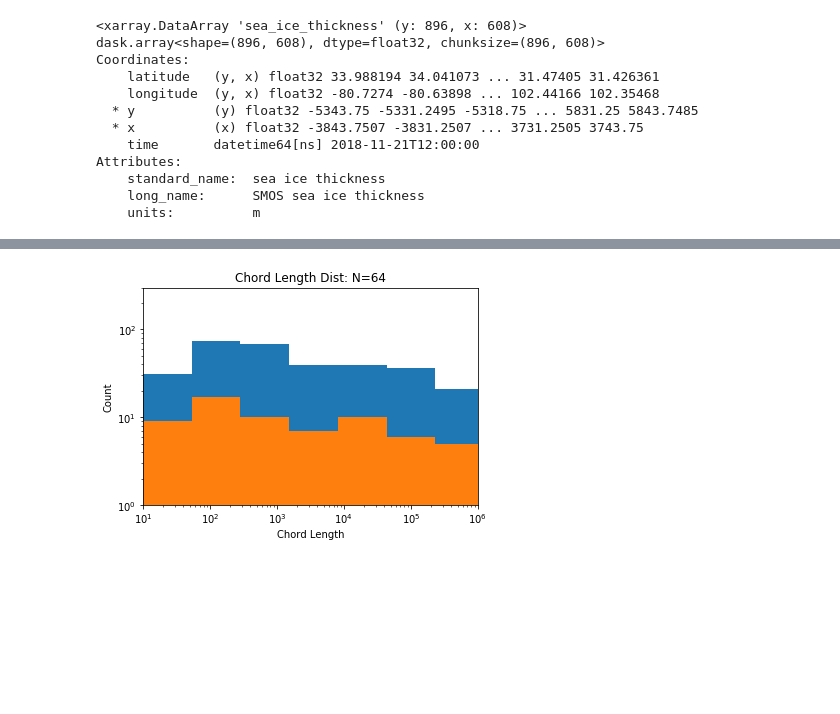
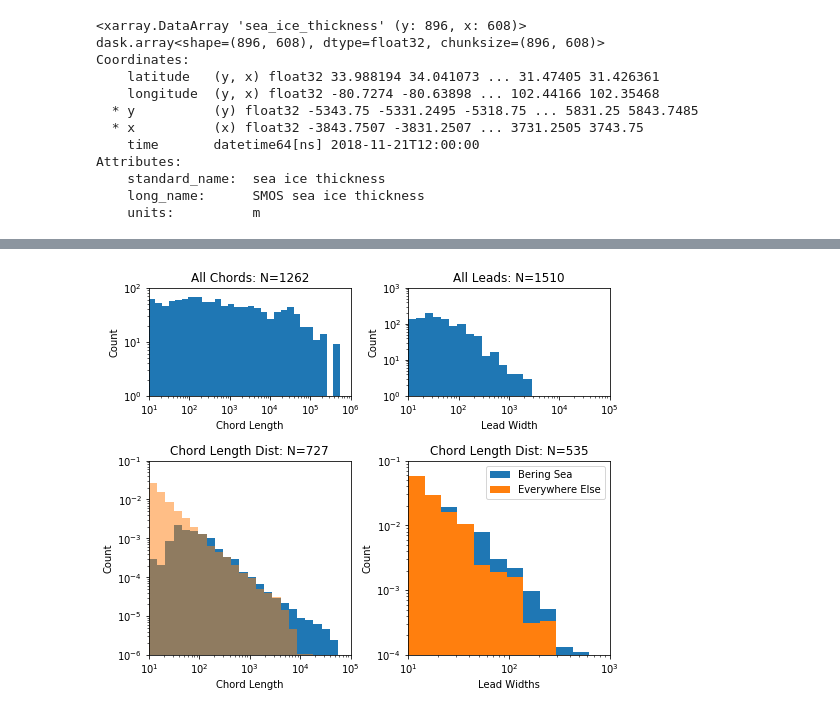
Before and after one commit to ICESAT-2HackWeek/Floes-are-Swell, a Jupyter notebook: FSD/FSD_single_track.ipynb, the cells around one changed output, grey strips where cells are left out. Cells and saved outputs as stored; diff of their text form; code cells hidden in the pictures; blank space fills up the shorter version.

```diff
--- a/FSD/FSD_single_track.ipynb
+++ b/FSD/FSD_single_track.ipynb
@@ -201,26 +202,34 @@ ax2[1].set(yscale='log',xscale='log',xlim=(1e1,1e3),ylim=(1,500),xlabel='Lead Wi
-# %%
-inbering = (latfloe < 75 )
-CLD_bering = CLD[inbering]
-lon_bering = lonfloe[inbering]
-lat_bering = latfloe[inbering]
-
-incenter = latfloe > 75
-
-CLD_rest = CLD[incenter]
-lon_rest = lonfloe[incenter]
-lat_rest = latfloe[incenter]
-
-xbuckets = np.logspace(1, 9, num=12, endpoint=True, base=10.0, dtype=None)
-hist,edges = np.histogram(CLD_bering,xbuckets)
-
-fig, ax = plt.subplots(1, 1);
-
-ax.hist(CLD_rest,bins=edges)
-ax.hist(CLD_bering,bins=edges);
-
-ax.set(yscale='log',xscale='log',xlim=(1e1,1e6),ylim=(1,300),xlabel='Chord Length',ylabel='Count',title='Chord Length Dist: N=' + str(len(CLD_bering)));
-# %% [output]
-[figure, removed]
+# %%
+xbuckets = np.logspace(1, 9, num=50, endpoint=True, base=10.0, dtype=None)
+hist,edges = np.histogram(CLD_bering,xbuckets)
+
+
+f = plt.figure(figsize=(8,6))
+
+ax0 = f.add_subplot(position=[.1,.7,.35,.25])
+ax0.hist(CLD,bins=edges)
+ax0.set(yscale='log',xscale='log',xlim=(10,1e6),ylim=(1,1e2),xlabel='Chord Length',ylabel='Count',title='All Chords: N=' + str(len(CLD)));
+
+ax2 = f.add_subplot(position=[.55,.7,.35,.25])
+ax2.hist(LWD,bins=edges)
+ax2.set(yscale='log',xscale='log',xlim=(10,1e5),ylim=(1,1e3),xlabel='Lead Width',ylabel='Count',title='All Leads: N=' + str(len(LWD)));
+
+ax1 = f.add_subplot(position=[.1,.1,.35,.45])
+ax1.hist(CLD[latfloe > 75],bins=edges,normed=True)
+ax1.hist(CLD[latfloe < 75],bins=edges,normed=True,alpha=0.5);
+ax1.set(yscale='log',xscale='log',xlim=(1e1,1e5),ylim=(1e-6,1e-1),xlabel='Chord Length',ylabel='Count',title='Chord Length Dist: N=' + str(len(CLD[latfloe > 75])));
+ax3.legend(('Bering Sea','Everywhere Else'))
+
+
+ax3 = f.add_subplot(position=[.55,.1,.35,.45])
+ax3.hist(LWD[latlead > 75],bins=edges,normed=True)
+ax3.hist(LWD[latlead < 75],bins=edges,normed=True);
+ax3.set(yscale='log',xscale='log',xlim=(1e1,1e3),ylim=(1e-4,1e-1),xlabel='Lead Widths',ylabel='Count',title='Chord Length Dist: N=' + str(len(CLD_bering)));
+ax3.legend(('Bering Sea','Everywhere Else'))
+
+plt.savefig('/home/jovyan/Figures/CLD-LWD.pdf')
+# %% [output]
+[figure, added]
 # %%
 cmap_c = matplotlib.colors.ListedColormap(sns.color_palette("Blues_r", 10))
 cmap_c.set_bad(color = 'lightgrey')
```
Also changed, not shown: parts of 8 cells of this notebook, 2 other files.
